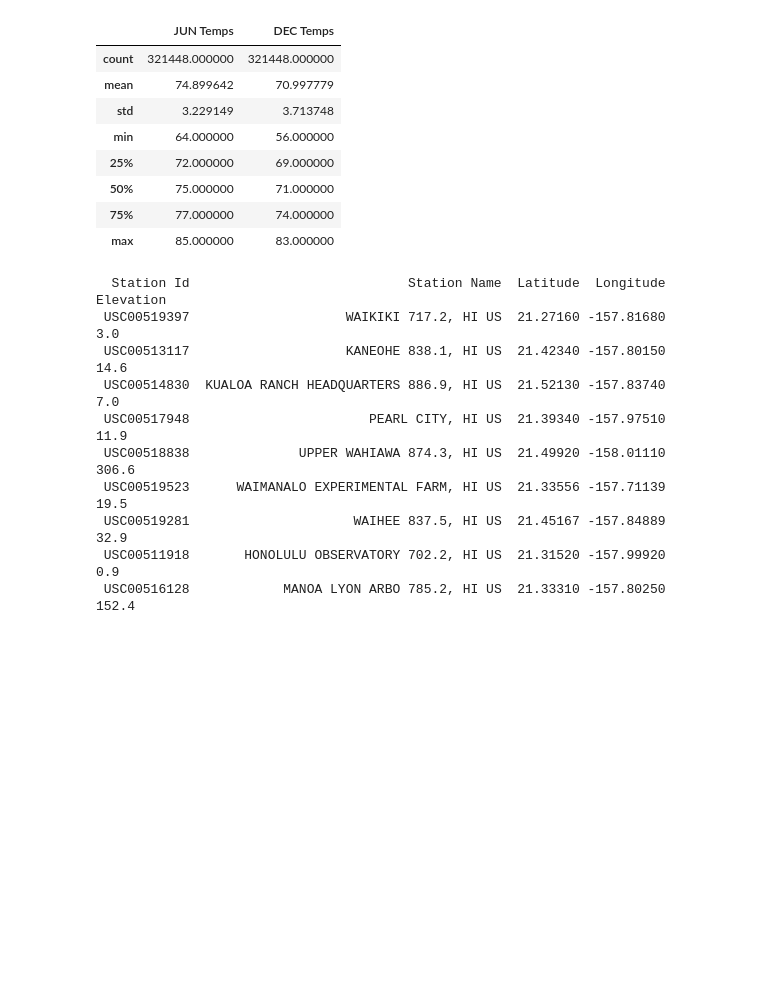
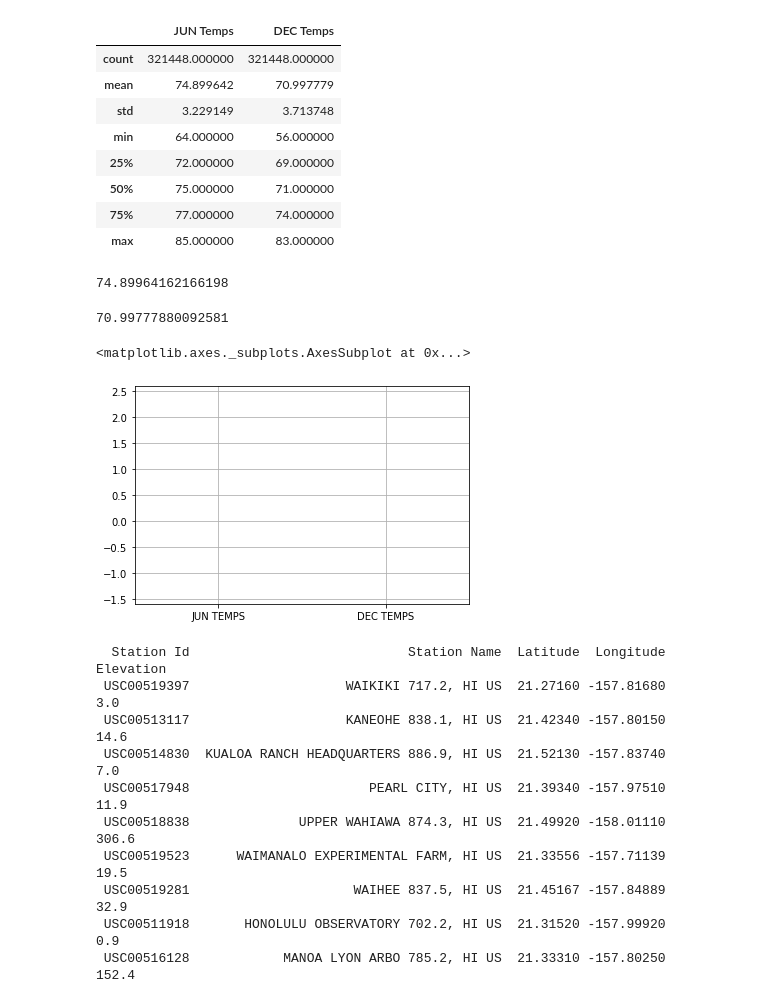
Before and after one commit to mydogmandy/009_Surfs_Up, a Jupyter notebook: Surfs_Up_Challenge.ipynb, the cells around one changed output. Saved outputs shown, nothing was run; the diff lists cells and outputs as text; code cells hidden in the pictures; blank space fills up the shorter version.

Commit message:
starting box plot

```diff
--- a/Surfs_Up_Challenge.ipynb
+++ b/Surfs_Up_Challenge.ipynb
@@ -181,6 +181,27 @@ JUNDEC_Data.describe()
 | 50% | 75.000000 | 71.000000 |
 | 75% | 77.000000 | 74.000000 |
 | max | 85.000000 | 83.000000 |
+# %%
+# Isolate the mean for JUN:
+
+meanJUN = JUNDEC_Data.describe()['JUN Temps']['mean']
+meanJUN
+# %% [output]
+74.89964162166198
+# %%
+# Isolate the mean for DEC:
+
+meanDEC = JUNDEC_Data.describe()['DEC Temps']['mean']
+meanDEC
+# %% [output]
+70.99777880092581
+# %%
+JUNDEC_data2 = pd.DataFrame(JUNDEC_Data, columns=['JUN TEMPS', 'DEC TEMPS'])
+
+JUNDEC_data2.boxplot()
+# %% [output]
+<matplotlib.axes._subplots.AxesSubplot at 0x...>
+[figure, added]
 # %%
 # Get coordinates and information about the weather stations
 
```
